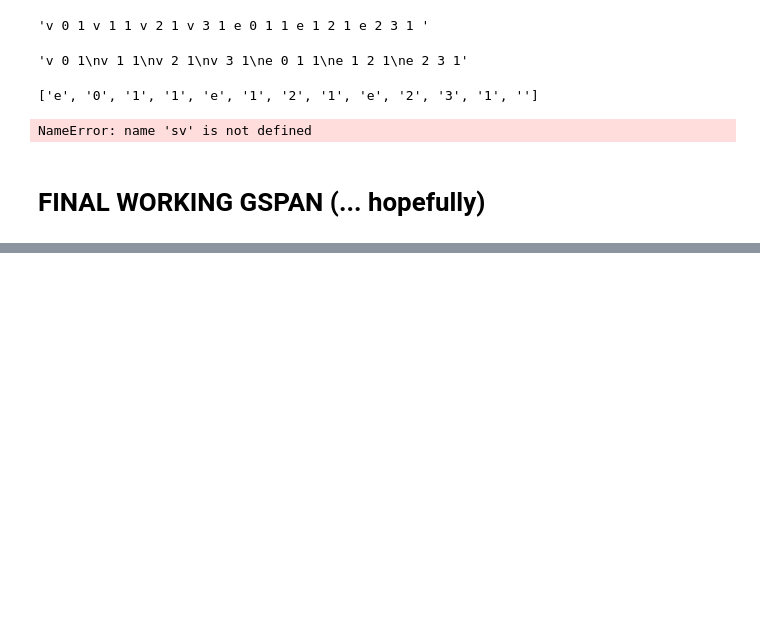
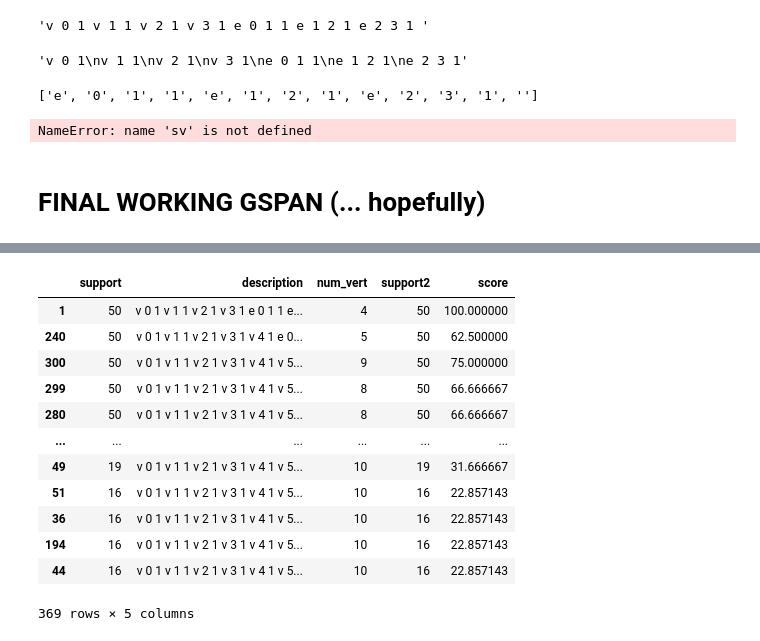
Before and after one commit to LRudL/GCExplainer-unsupervised, a Jupyter notebook: src/tests.ipynb, the cells around one changed output, grey strips where cells are left out. Saved outputs shown, nothing was run; the diff lists cells and outputs as text; code cells hidden in the pictures; blank space fills up the shorter version.

```diff
--- a/src/tests.ipynb
+++ b/src/tests.ipynb
@@ -500,0 +595,16 @@ for i, concept in enumerate(concepts):
+# %%
+df
+# %% [output]
+|  | support | description | num_vert | support2 | score |
+| 1 | 50 | v 0 1 v 1 1 v 2 1 v 3 1 e 0 1 1 e... | 4 | 50 | 100.000000 |
+| 240 | 50 | v 0 1 v 1 1 v 2 1 v 3 1 v 4 1 e 0... | 5 | 50 | 62.500000 |
+| 300 | 50 | v 0 1 v 1 1 v 2 1 v 3 1 v 4 1 v 5... | 9 | 50 | 75.000000 |
+| 299 | 50 | v 0 1 v 1 1 v 2 1 v 3 1 v 4 1 v 5... | 8 | 50 | 66.666667 |
+| 280 | 50 | v 0 1 v 1 1 v 2 1 v 3 1 v 4 1 v 5... | 8 | 50 | 66.666667 |
+| ... | ... | ... | ... | ... | ... |
+| 49 | 19 | v 0 1 v 1 1 v 2 1 v 3 1 v 4 1 v 5... | 10 | 19 | 31.666667 |
+| 51 | 16 | v 0 1 v 1 1 v 2 1 v 3 1 v 4 1 v 5... | 10 | 16 | 22.857143 |
+| 36 | 16 | v 0 1 v 1 1 v 2 1 v 3 1 v 4 1 v 5... | 10 | 16 | 22.857143 |
+| 194 | 16 | v 0 1 v 1 1 v 2 1 v 3 1 v 4 1 v 5... | 10 | 16 | 22.857143 |
+| 44 | 16 | v 0 1 v 1 1 v 2 1 v 3 1 v 4 1 v 5... | 10 | 16 | 22.857143 |
+369 rows × 5 columns
```
Also changed, not shown: parts of 14 cells of this notebook, 2 other files.
